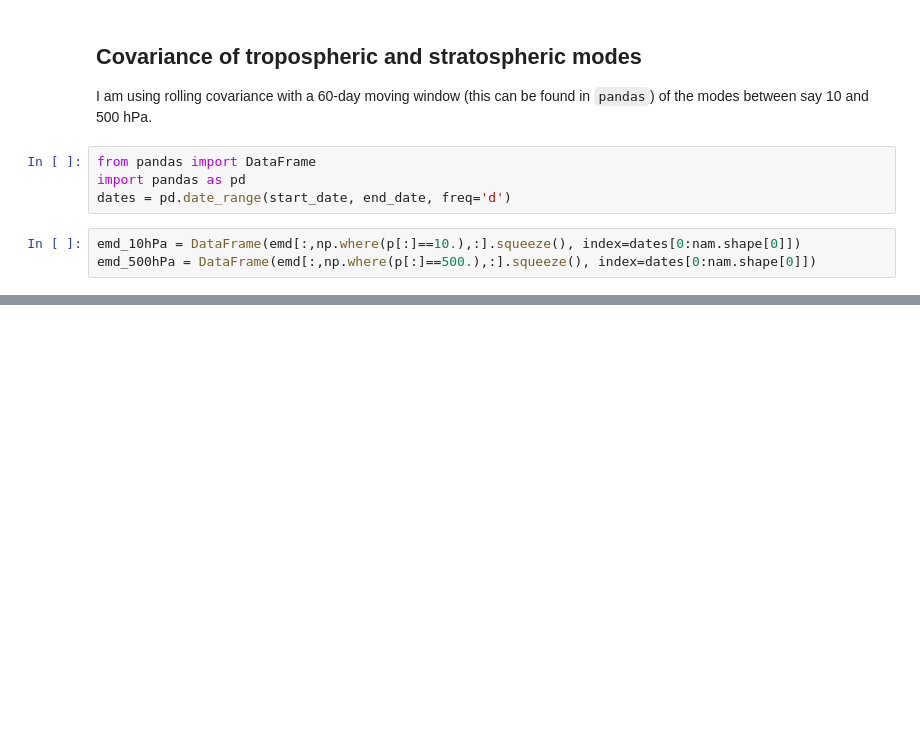
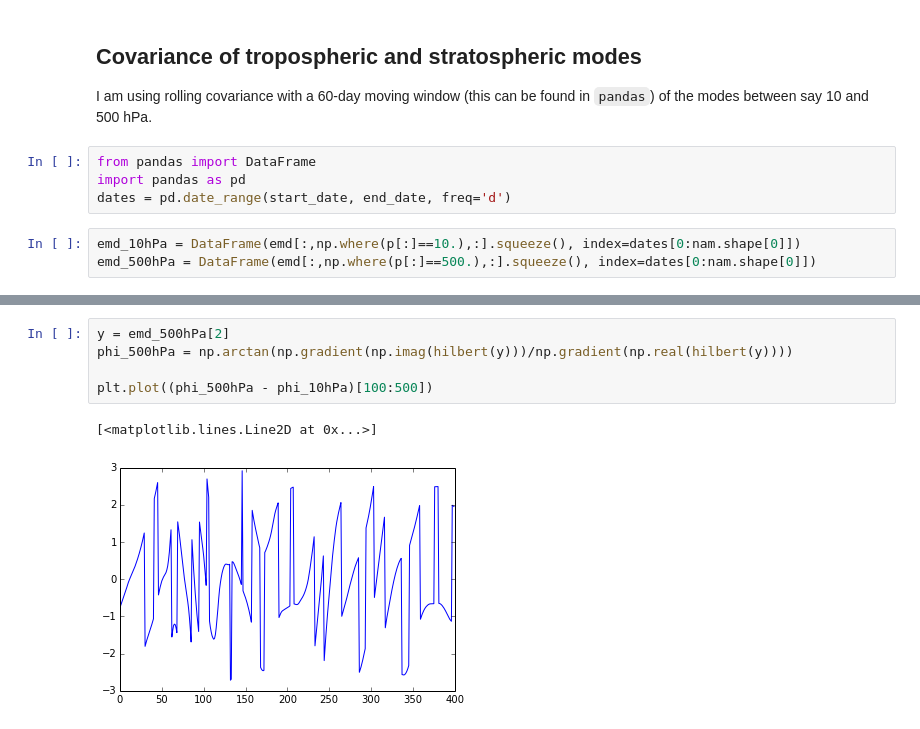
Before and after one commit to wseviour/notebooks, a Jupyter notebook: Empirical_Mode_Decomposition.ipynb, the cells around one changed output, grey strips where cells are left out. Drawn from its saved outputs; the diff is of its cells as text; blank space fills up the shorter version.

```diff
--- a/Empirical_Mode_Decomposition.ipynb
+++ b/Empirical_Mode_Decomposition.ipynb
@@ -212,0 +239,8 @@ It looks as though the coherence (almost) always increases following a split eve
+# %%
+y = emd_500hPa[2]
+phi_500hPa = np.arctan(np.gradient(np.imag(hilbert(y)))/np.gradient(np.real(hilbert(y))))
+
+plt.plot((phi_500hPa - phi_10hPa)[100:500])
+# %% [output]
+[<matplotlib.lines.Line2D at 0x...>]
+[figure, added]
```
Also changed, not shown: parts of 5 cells of this notebook, 1 other file.
